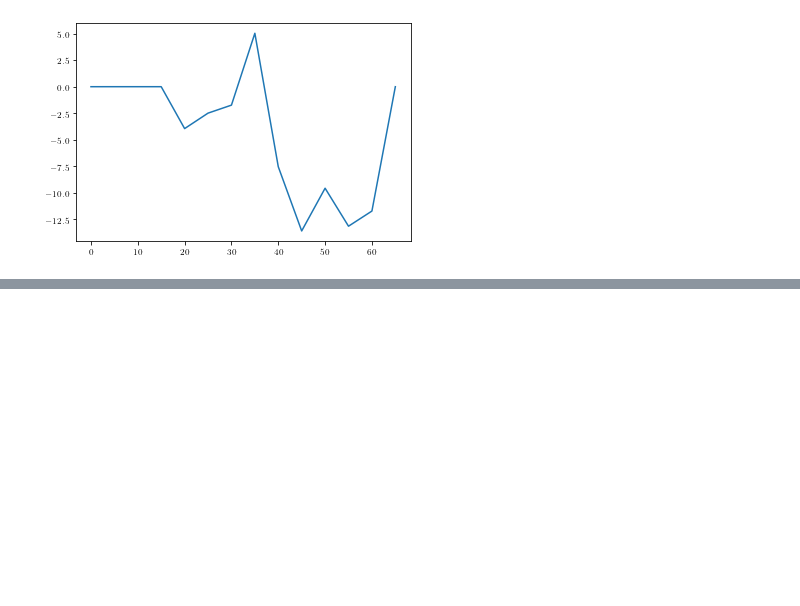
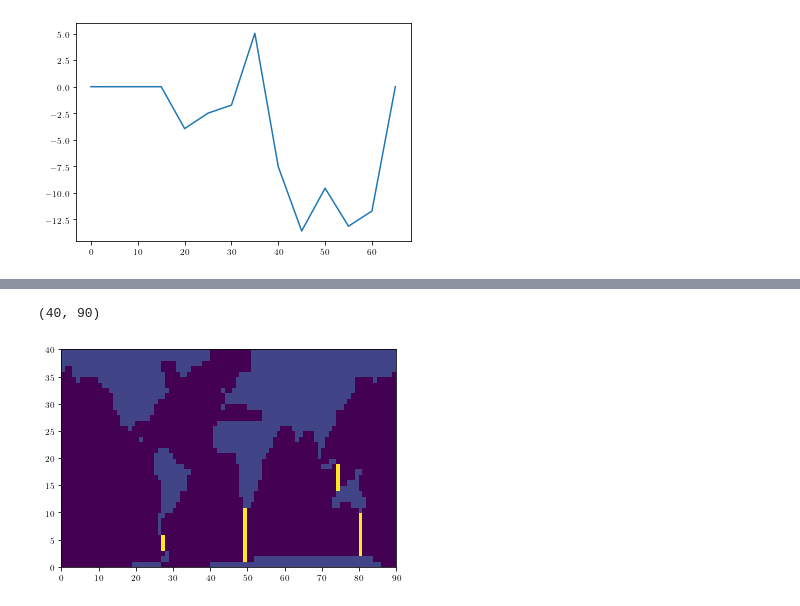
Before and after one commit to martedv/veros_bathymetry_eocene_pliocene, a Jupyter notebook: plotting/notebooks/throughflow.ipynb, the cells around one changed output, grey strips where cells are left out. Cells and saved outputs as stored; diff of their text form; code cells hidden in the pictures; blank space fills up the shorter version.

```diff
--- a/plotting/notebooks/throughflow.ipynb
+++ b/plotting/notebooks/throughflow.ipynb
@@ -81,6 +81,7 @@ dyt = []
 dxt = []
 dyu = []
 
+BSF = []
 u = []
 area_u = []
 v = []
@@ -93,6 +94,7 @@ for year in time:
         ranfory.append(ranfor)
         yearsdone.append(year)
         with xr.open_dataset(rundir + 'Run%i/run_%ima.%04d.averages.nc'% (year,year,ranfor -1)) as ds:
+            BSF.append(ds['psi'][0].values)
             u.append(ds['u'].values)
             v.append(ds['v'].values)
             if xt == []:
@@ -210,0 +210,41 @@ plt.plot(time,tf_values[:,0] + tf_values[:,1] - (tf_values[:,2] + tf_values[:,3]
+# %%
+names = ['Tasman', 'Indonesian', 'Drake', 'Panama','Thetys','Aghulas']
+values = [
+    [('x',80,2,10),('x',74, 13, 19),('x', 27,3,6), 0, 0,('x', 49,1,18)], # 0Ma
+    [('x',81,2,9),('x',73, 13, 19),('x',27,2,6), 0, 0,('x', 49,1,18)], # 5 Ma
+    [('x',81,3,9),('x',74, 14, 20),('x',27,2,6), ('x',  28, 18,30), 0,('x', 49,1,18)], # 10 Ma open panama
+    [('x',81,3,9),('x',74, 13, 18),('x',27,2,6), ('x',  25, 18,27), 0,('x', 50,1,18)], # 15 Ma open panama
+    [('x',81,3,9),('x',74, 14, 20),('x',28,2,6), ('x',  27, 20,27), ('x',43,20,30),('x', 50,1,18)], # 20 Ma
+    [('x',81,3,9),('x',74, 10, 20),('x',27,2,6), ('x',  26, 18,27), ('x',43,20,30),('x', 49,1,18)], # 25 Ma
+    [('x',81,3,9),('x',74, 10, 19),('x',28,2,6), ('x',  27, 19,27), ('x',44,20,30),('x', 49,1,18)], # 30 Ma
+    [('x',81,3,9),('x',73, 10, 21),0, ('x',  27, 19,27), ('x',45,20,30),('x', 50,1,18)], # 35 Ma drake closure
+    [0,('x',74, 11, 20),0, ('x',  28, 19,27), ('x',46,20,30),('x', 49,0,18)], # 40 Ma Tasman closure
+    [0,('x',75, 12, 20),0, ('x',  29,19,27), ('x',46,20,30),('x', 49,0,18)], # 45 Ma
+    [0,('x',75, 11, 20),0, ('x',  29, 18,27), ('x',46,20,30),('x', 49,0,18)], # 50 Ma
+    [0,('x',76, 11, 20),0, ('x',  30, 18,26), ('x',45,20,30),('x', 49,0,18)], # 55 Ma
+    [0,('x',76, 10, 19),0, ('x',  31, 19,27), ('x',48,20,30),('x', 49,0,18)], # 60 Ma
+    [0,('x',76, 10, 20),0, ('x',  31, 20,27), ('x',45,20,30),('x', 49,0,18)], # 65 Ma
+]
+
+year = 0
+bs = BSF[year]
+print(bs.shape)
+bath = np.zeros((40,90))
+
+def showBathycells(time, long, minlat,maxlat):
+    bath[ minlat:maxlat, long] = 5
+def showBathycells_Y(time, lat, minlong,maxlong):
+    bath[ lat,  minlong:maxlong] = 5
+
+for t in values[year]:
+    if type(t) is tuple:
+        if t[0] == 'y':
+            showBathycells_Y(year,t[1],t[2],t[3])
+        else:
+            showBathycells(year,t[1],t[2],t[3])
+bath[np.isnan(bs)] = 1
+plt.pcolor(bath)
+plt.show()
+# %% [output]
+(40, 90)
+[figure, added]
```
Also changed, not shown: parts of 2 cells of this notebook, 26 other files.
